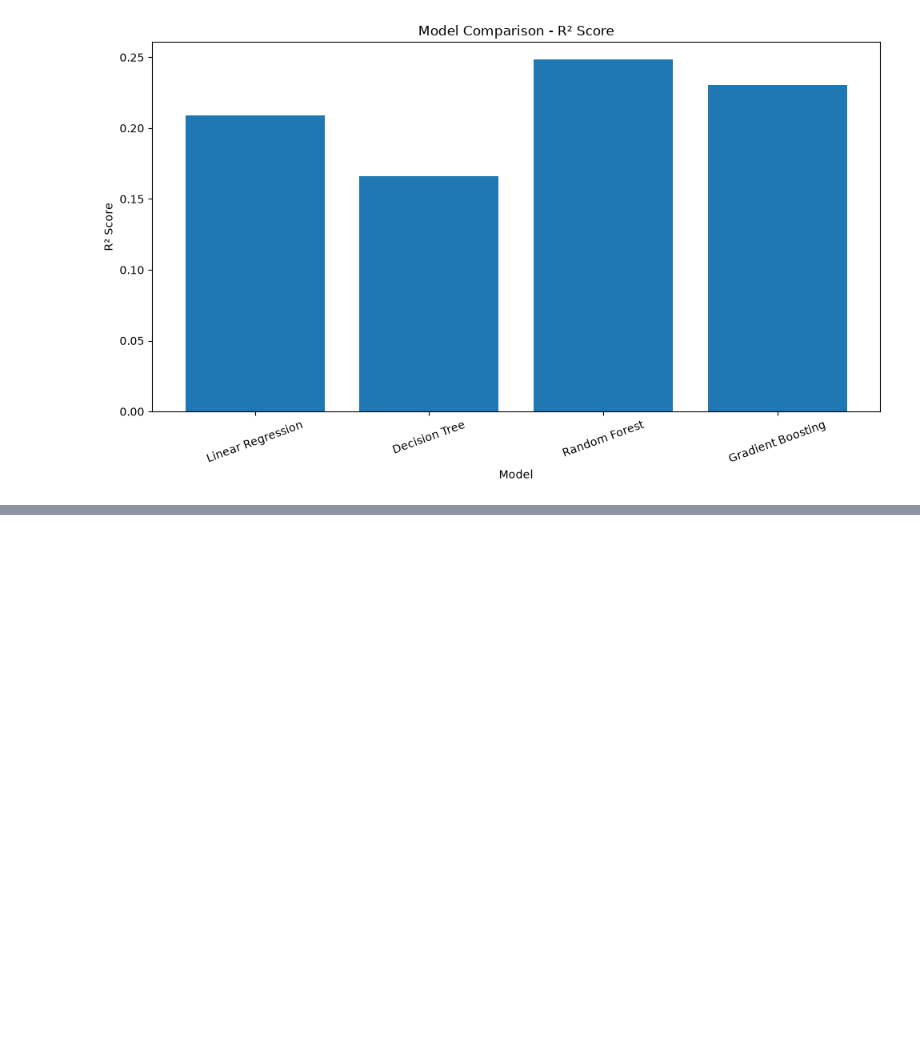
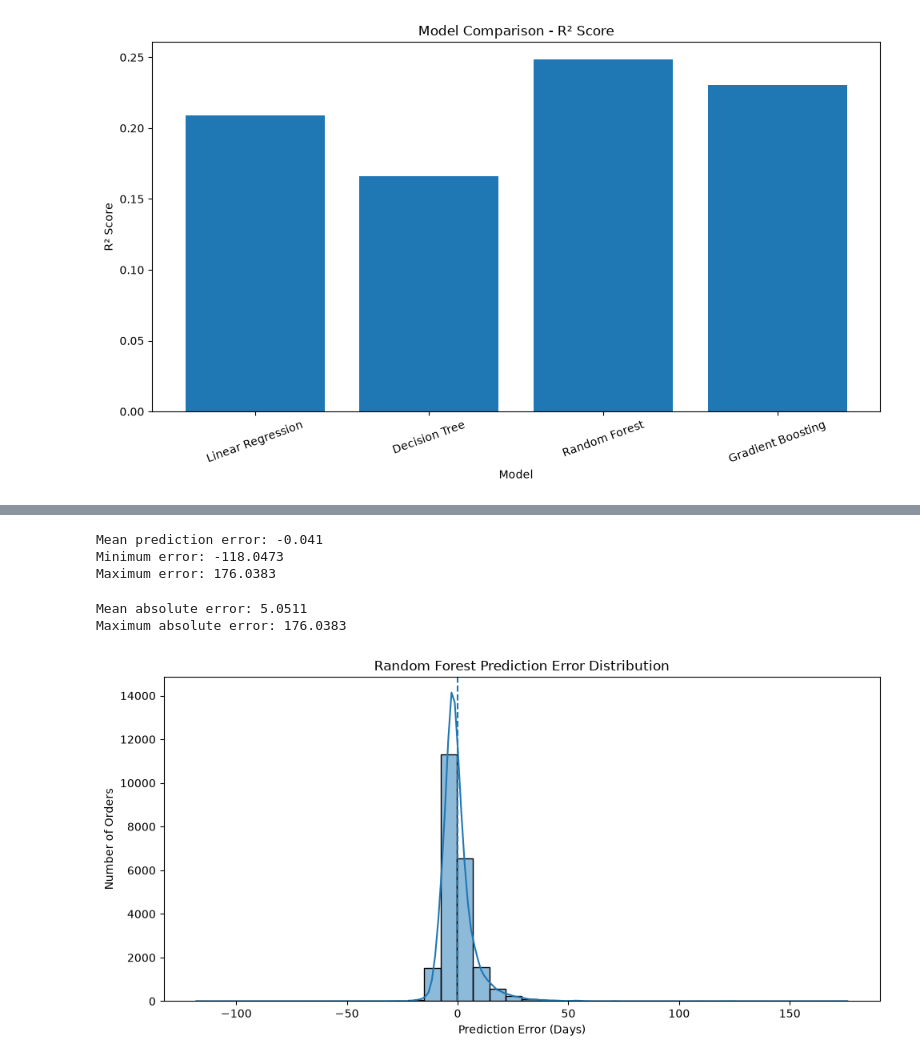
Before and after one commit to DRPatel75/Logistics_Data_Analysis, a Jupyter notebook: notebooks/04_predictive_modeling_optimization.ipynb, the cells around one changed output, grey strips where cells are left out. Cells and saved outputs as stored; diff of their text form; code cells hidden in the pictures; blank space fills up the shorter version.

```diff
--- a/notebooks/04_predictive_modeling_optimization.ipynb
+++ b/notebooks/04_predictive_modeling_optimization.ipynb
@@ -676,0 +809,47 @@ plt.show()
+# %%
+prediction_errors = y_test.values - rf_pred
+
+print("Mean prediction error:", round(prediction_errors.mean(), 4))
+print("Minimum error:", round(prediction_errors.min(), 4))
+print("Maximum error:", round(prediction_errors.max(), 4))
+# %% [output]
+Mean prediction error: -0.041
+Minimum error: -118.0473
+Maximum error: 176.0383
+# %%
+absolute_errors = np.abs(prediction_errors)
+
+print("Mean absolute error:", round(absolute_errors.mean(), 4))
+print("Maximum absolute error:", round(absolute_errors.max(), 4))
+# %% [output]
+Mean absolute error: 5.0511
+Maximum absolute error: 176.0383
+# %%
+plt.figure(figsize=(10, 5))
+
+sns.histplot(
+    prediction_errors,
+    bins=40,
+    kde=True
+)
+
+plt.axvline(
+    0,
+    linestyle="--"
+)
+
+plt.title("Random Forest Prediction Error Distribution")
+plt.xlabel("Prediction Error (Days)")
+plt.ylabel("Number of Orders")
+
+plt.tight_layout()
+
+plt.savefig(
+    "../screenshots/week4_prediction_error_distribution.png",
+    dpi=300,
+    bbox_inches="tight"
+)
+
+plt.show()
+# %% [output]
+[figure, added]
```
Also changed, not shown: parts of 13 cells of this notebook, 8 other files.
